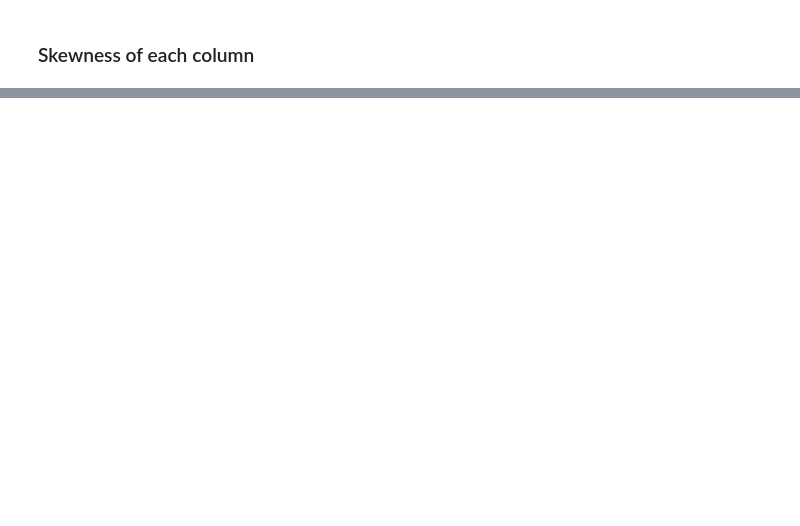
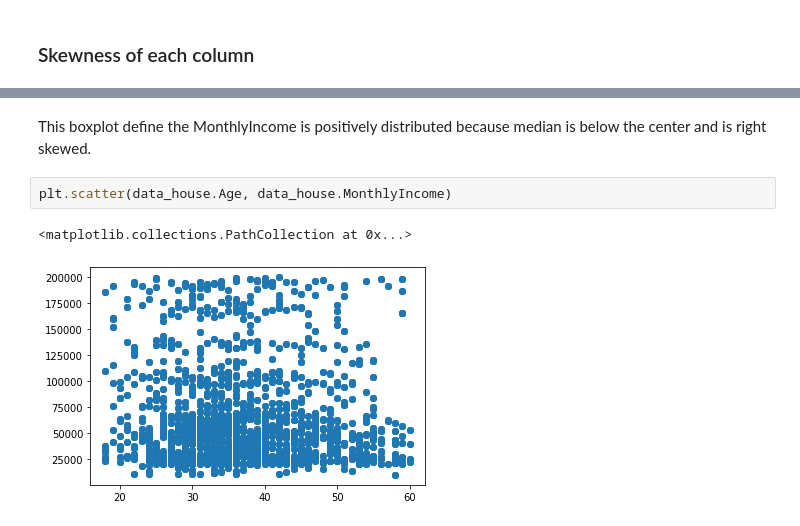
Before and after one commit to DSAghicha/LU-AI-ML, a Jupyter notebook: Day_07/main.ipynb, the cells around one changed output, grey strips where cells are left out. Cells and saved outputs as stored; diff of their text form; blank space fills up the shorter version.

```diff
--- a/Day_07/main.ipynb
+++ b/Day_07/main.ipynb
@@ -253,0 +293,7 @@ for k in range(len(headers)):
+# %% [markdown]
+This boxplot define the MonthlyIncome is positively distributed because median is below the center and is right skewed.
+# %%
+plt.scatter(data_house.Age, data_house.MonthlyIncome)
+# %% [output]
+<matplotlib.collections.PathCollection at 0x...>
+[figure, added]
```
Also changed, not shown: parts of 22 cells of this notebook.
